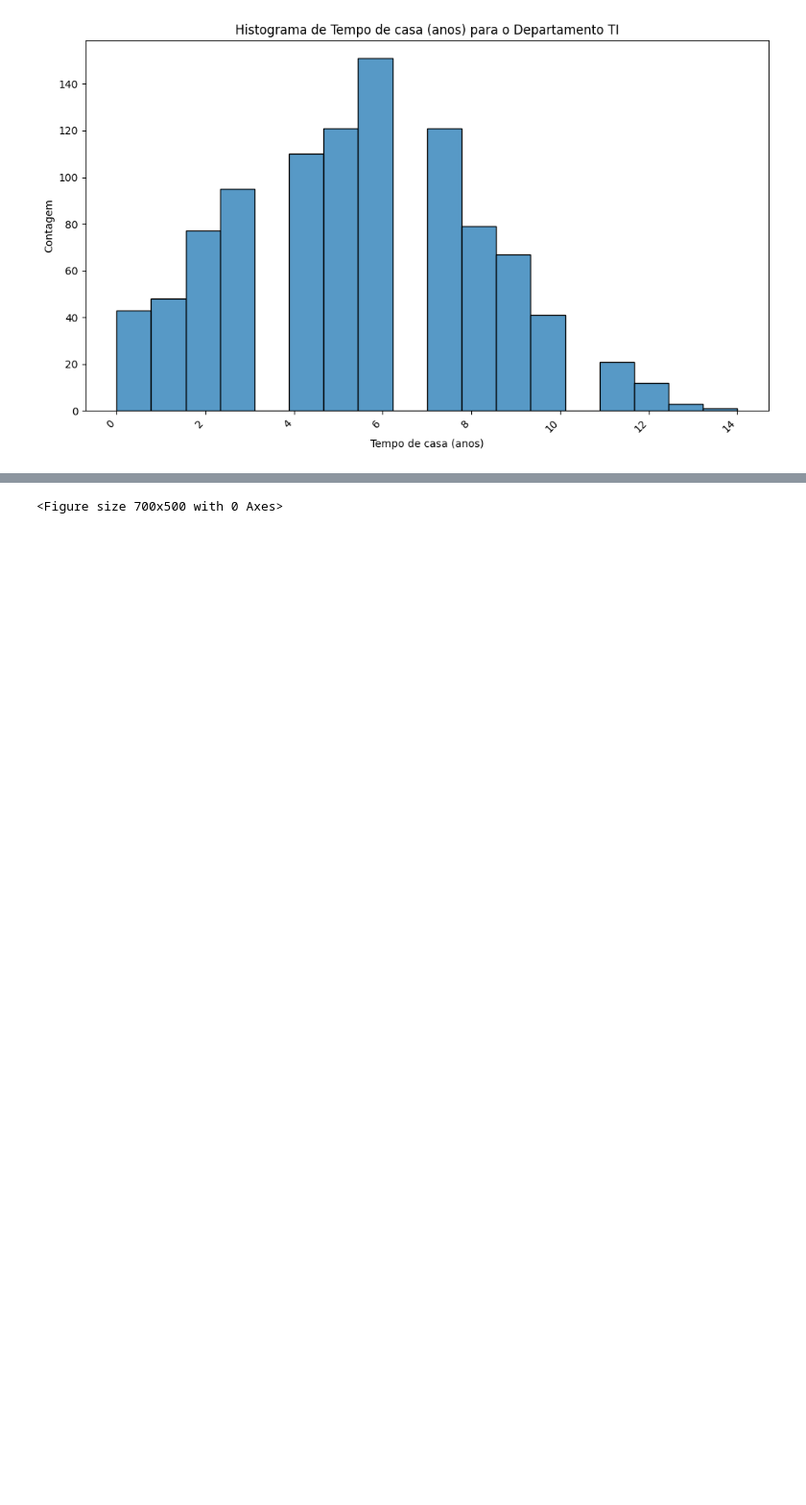
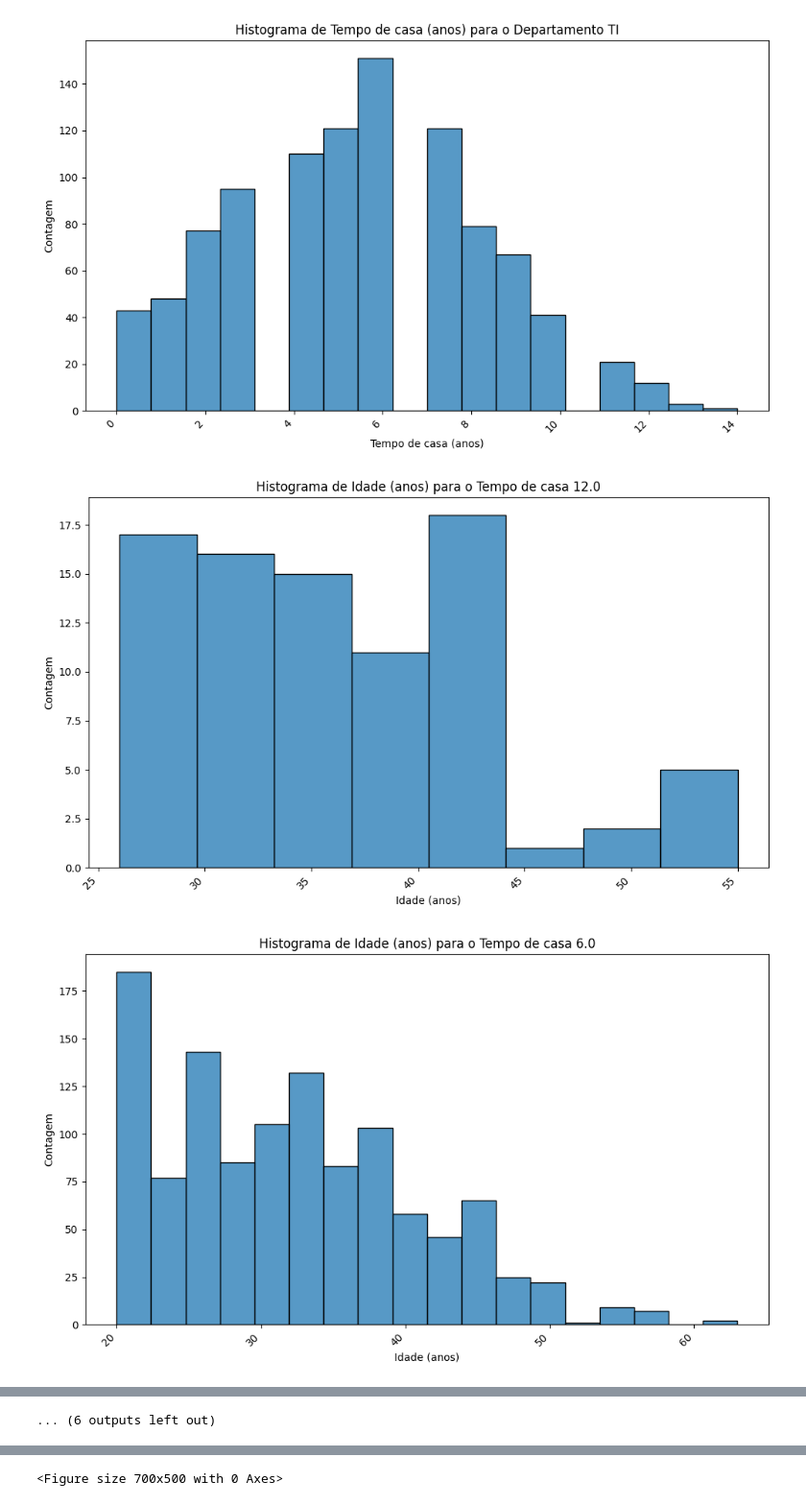
Before and after one commit to Ada-Empregabilidade/adahack-2024-dados, a Jupyter notebook: Entregas/DD-08/codigo.ipynb, the cells around one changed output, grey strips where cells are left out. Shown at 96% size. Cells and saved outputs as stored; diff of their text form; code cells hidden in the pictures; blank space fills up the shorter version.

```diff
--- a/Entregas/DD-08/codigo.ipynb
+++ b/Entregas/DD-08/codigo.ipynb
@@ -563,3 +565,30 @@ for departamento in departamentos:
 [figure]
 [figure]
 [figure]
+# %%
+# Lista dos tempo_de_casa únicos
+tempos_de_casa = df_limpo['Tempo de casa (anos)'].unique()
+
+# Iterar sobre cada tempo_de_casa e plotar o histograma
+for tempo_de_casa in tempos_de_casa:
+    plt.figure(figsize=(10, 6))
+    filtro = df_limpo[df_limpo['Tempo de casa (anos)'] == tempo_de_casa]  # Filtrar dados pelo tempo_de_casa
+    sns.histplot(data=filtro, x='Idade (anos)')
+    plt.title(f'Histograma de Idade (anos) para o Tempo de casa {tempo_de_casa}')
+    plt.xlabel('Idade (anos)')
+    plt.ylabel('Contagem')
+    plt.xticks(rotation=45, ha='right')
+    plt.tight_layout()
+
+    # Adicionar os valores nas colunas do gráfico
+    for p in ax.patches:
+        ax.annotate(format(p.get_height(), '.0f'),
+                    (p.get_x() + p.get_width() / 2., p.get_height()),
+                    ha='center', va='center',
+                    xytext=(0, 9),
+                    textcoords='offset points')
+
+    plt.show()
+# %% [output]
+[figure, added]
+[figure, added]
@@ -566,3 +605,4 @@ for departamento in departamentos:
+... (6 outputs left out)
 # %%
 genero_counts = df_limpo['Genero'].value_counts()
 # %%
```
Also changed, not shown: parts of 12 cells of this notebook, 1 other file.
